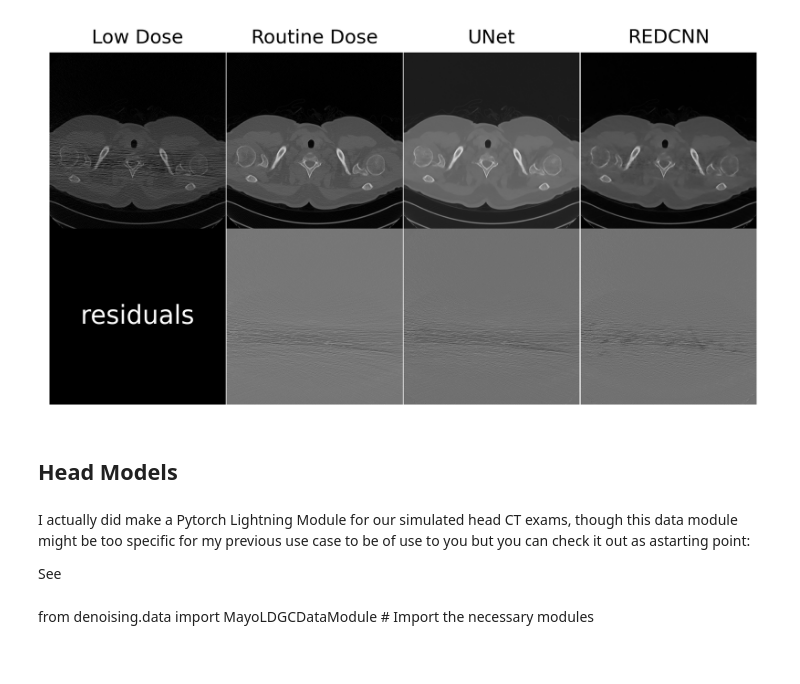
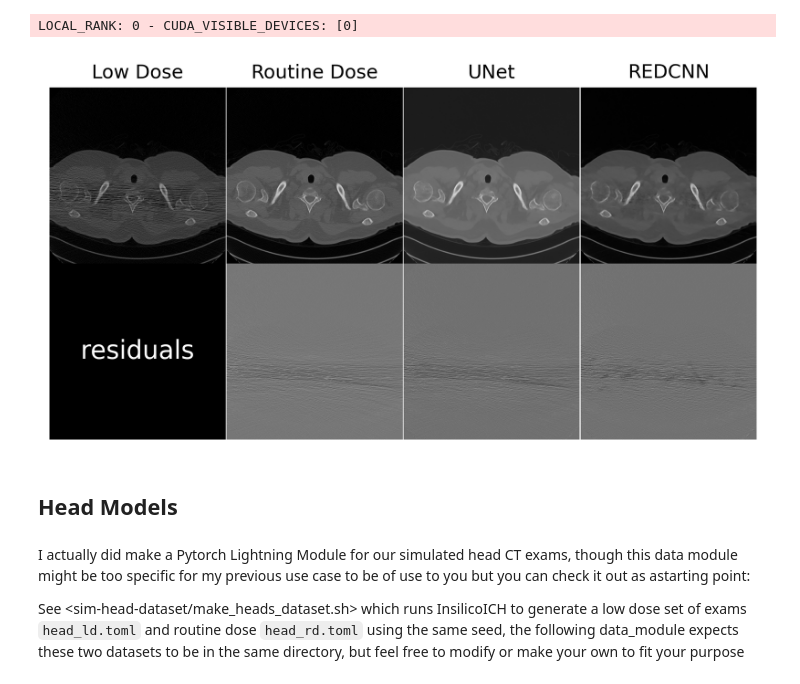
Before and after one commit to brandonjnelsonFDA/pediatric-CT-noise-texture-augmentation, a Jupyter notebook: denoising_example.ipynb, the cells around one changed output. Drawn from its saved outputs; the diff is of its cells as text; code cells hidden in the pictures.

```diff
--- a/denoising_example.ipynb
+++ b/denoising_example.ipynb
@@ -1,18 +56,12 @@
 # %%
-# %%
-# https://lightning.ai/docs/pytorch/stable/deploy/production_basic.html
-import lightning as pl
-from denoising.networks import UNet, REDCNN
-from denoising.data import MayoLDGCDataModule # Import the necessary modules
 # Define the model
 models = {'UNet': UNet.load_from_checkpoint('/projects01/didsr-aiml/jayse.weaver/denoising_models/MayoLDGC_Chest_UNet.ckpt'),
           'REDCNN': REDCNN.load_from_checkpoint('/projects01/didsr-aiml/jayse.weaver/denoising_models/MayoLDGC_Chest_REDCNN.ckpt')}
 
 # Define the data module
-data_module = MayoLDGCDataModule(data_dir='/projects01/didsr-aiml/common_data/Mayo_CT_LDGC', region='chest')
+data_module = MayoLDGCDataModule(data_dir='/projects01/didsr-aiml/common_data/Mayo_CT_LDGC', region='chest', shuffle=False)
 data_module.setup('predict')
-# Train the model
-trainer = pl.Trainer() # Use GPU
 dataloader = data_module.predict_dataloader()
-outputs = {name: trainer.predict(model, dataloader) for name, model in models.items()}
+
+res = compare_denoising_outputs(models, dataloader)
 # %% [output]
@@ -25,42 +75,8 @@ LOCAL_RANK: 0 - CUDA_VISIBLE_DEVICES: [0]
+LOCAL_RANK: 0 - CUDA_VISIBLE_DEVICES: [0]
+[figure, added]
-# %%
-import matplotlib.pyplot as plt
-n_examples = 1
-cols = 2 + len(models)
-f, axs = plt.subplots(2*n_examples, cols, gridspec_kw=dict(wspace=0, hspace=0), figsize=(2*cols, n_examples*4), dpi=300)
-
-row = 0
-for _ in range(n_examples):
-    for x, y in dataloader:
-        break
-
-    axs[row, 0].imshow(x[0].squeeze(), cmap='gray')
-    axs[row, 0].set_title('Low Dose')
-    axs[row, 0].set_axis_off()
-    axs[row, 1].imshow(y[0].squeeze(), cmap='gray')
-    axs[row, 1].set_title('Routine Dose')
-    axs[row, 1].set_axis_off()
-    axs[row + 1, 0].imshow(x[0].squeeze() - x[0].squeeze(), cmap='gray')
-    axs[row + 1, 0].annotate('residuals' , xy=(0.5, 0.5), xycoords='axes fraction',
-                    va='center', ha='center', color='white', fontsize=16)
-    axs[row + 1, 0].set_axis_off()
-    axs[row + 1, 1].imshow(x[0].squeeze() - y[0].squeeze(), cmap='gray')
-    axs[row + 1, 1].set_axis_off()
-
-    for i, name in enumerate(outputs):
-        axs[row, 2 + i].imshow(outputs[name][0][0].squeeze(), cmap='gray')
-        axs[row, 2 + i].set_title(name)
-        axs[row, 2 + i].set_axis_off()
-        axs[row + 1, 2 + i].imshow(x[0].squeeze() - outputs[name][0][0].squeeze(), cmap='gray')
-        axs[row + 1, 2 + i].set_axis_off()
-    row += 2
-plt.show()
-# %% [output]
-[figure, removed]
 # %% [markdown]
 ## Head Models
 # %% [markdown]
 I actually did make a Pytorch Lightning Module for our simulated head CT exams, though this data module might be too specific for my previous use case to be of use to you but you can check it out as  astarting point:
 
-See []()
+See <sim-head-dataset/make_heads_dataset.sh> which runs InsilicoICH to generate a low dose set of exams `head_ld.toml` and routine dose `head_rd.toml` using the same seed, the following data_module expects these two datasets to be in the same directory, but feel free to modify or make your own to fit your purpose
-# %% [markdown]
-from denoising.data import MayoLDGCDataModule # Import the necessary modules
```
Also changed, not shown: parts of 4 cells of this notebook, 1 other file.
